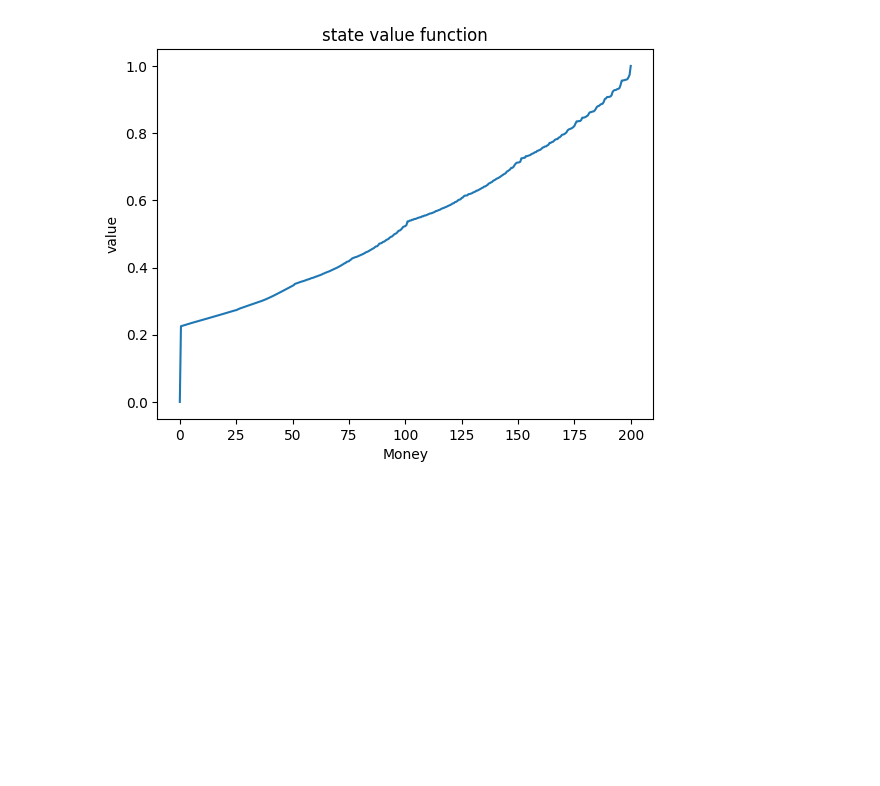
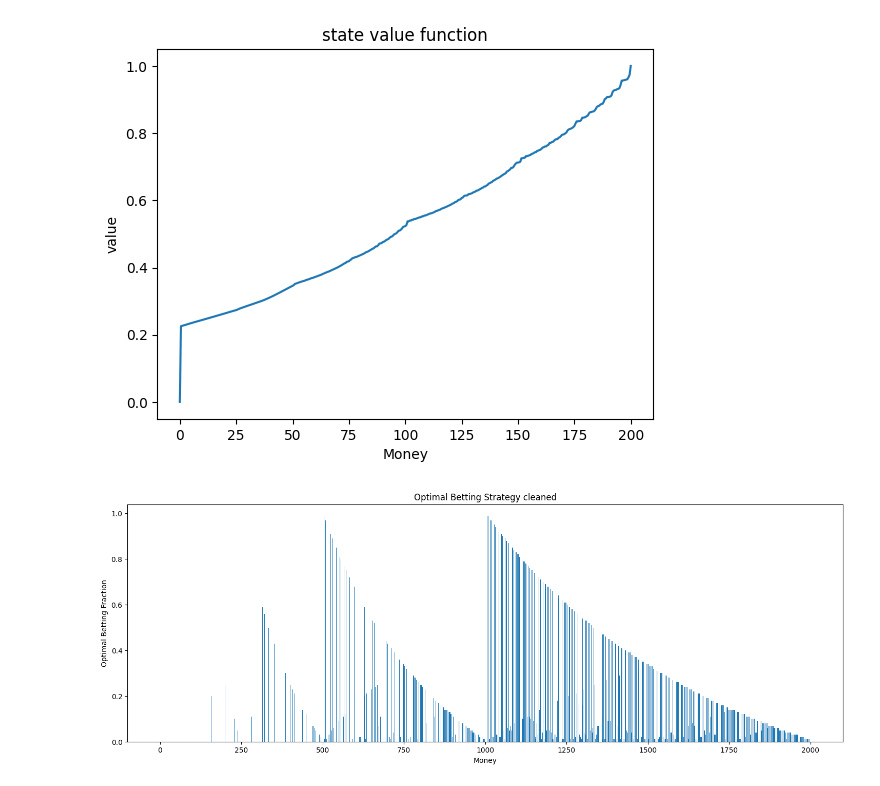
Before and after one commit to vishnuva24/CS-5410-Reinforcement-Learning, a Jupyter notebook: gambling_mdp.ipynb, the cells around one changed output. Cells and saved outputs as stored; diff of their text form; code cells hidden in the pictures; blank space fills up the shorter version.

```diff
--- a/gambling_mdp.ipynb
+++ b/gambling_mdp.ipynb
@@ -123,3 +123,12 @@ plt.title("state value function")
 plt.show()
 # %% [output]
 [figure]
+# %%
+plt.bar(X, [i if i != 1 else 0 for i in optimal_policy], width=wealth_steps*0.6)
+plt.xlabel("Money")
+plt.ylabel("Optimal Betting Fraction")
+plt.title("Optimal Betting Strategy cleaned")
+plt.gcf().set_size_inches(18, 6)
+plt.show()
+# %% [output]
+[figure, added]
```
Also changed, not shown: parts of 3 cells of this notebook.
